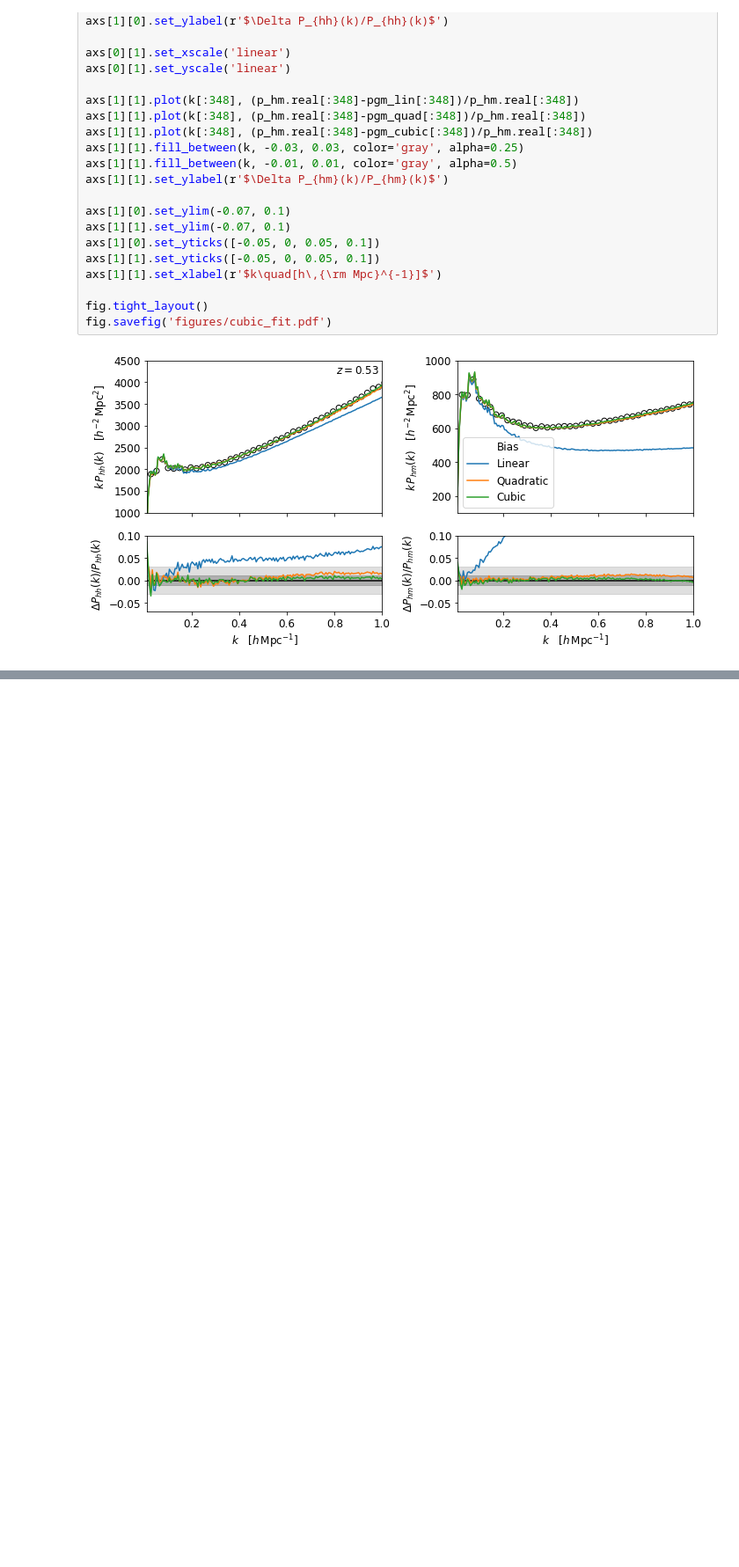
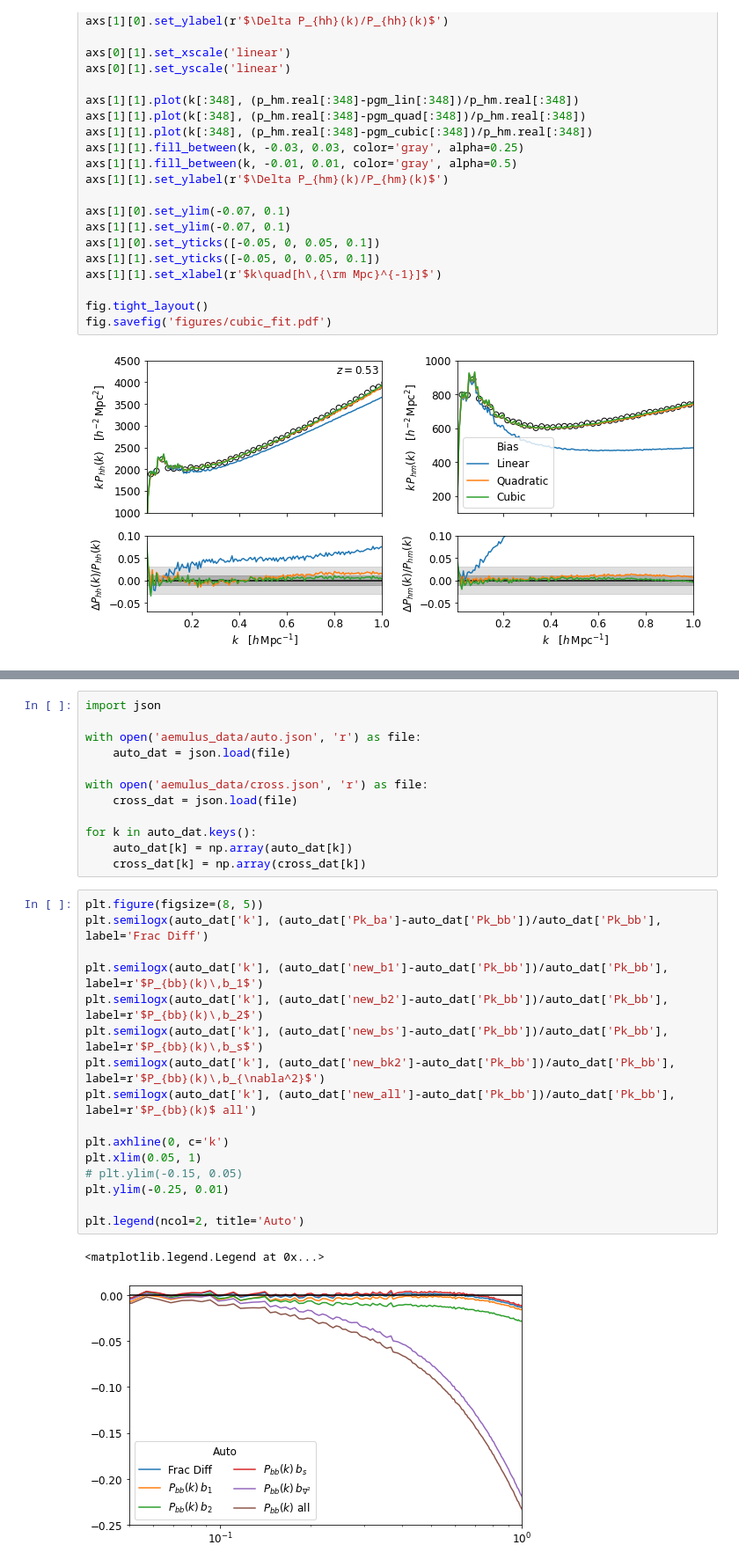
Before and after one commit to AlexaBartlett/HEFT-Simulation-Budgeting, a Jupyter notebook: linear_cubic_fits.ipynb, the cells around one changed output, grey strips where cells are left out. Shown at 88% size. Saved outputs shown, nothing was run; the diff lists cells and outputs as text; blank space fills up the shorter version.

Commit message:
Added figure(s), data files, and text exploring degeneracies between b3 and other bias parameters

```diff
--- a/linear_cubic_fits.ipynb
+++ b/linear_cubic_fits.ipynb
@@ -89,0 +93,31 @@ fig.savefig('figures/cubic_fit.pdf')
+# %%
+import json
+
+with open('aemulus_data/auto.json', 'r') as file:
+    auto_dat = json.load(file)
+
+with open('aemulus_data/cross.json', 'r') as file:
+    cross_dat = json.load(file)
+
+for k in auto_dat.keys():
+    auto_dat[k] = np.array(auto_dat[k])
+    cross_dat[k] = np.array(cross_dat[k])
+# %%
+plt.figure(figsize=(8, 5))
+plt.semilogx(auto_dat['k'], (auto_dat['Pk_ba']-auto_dat['Pk_bb'])/auto_dat['Pk_bb'], label='Frac Diff')
+
+plt.semilogx(auto_dat['k'], (auto_dat['new_b1']-auto_dat['Pk_bb'])/auto_dat['Pk_bb'], label=r'$P_{bb}(k)\,b_1$')
+plt.semilogx(auto_dat['k'], (auto_dat['new_b2']-auto_dat['Pk_bb'])/auto_dat['Pk_bb'], label=r'$P_{bb}(k)\,b_2$')
+plt.semilogx(auto_dat['k'], (auto_dat['new_bs']-auto_dat['Pk_bb'])/auto_dat['Pk_bb'], label=r'$P_{bb}(k)\,b_s$')
+plt.semilogx(auto_dat['k'], (auto_dat['new_bk2']-auto_dat['Pk_bb'])/auto_dat['Pk_bb'], label=r'$P_{bb}(k)\,b_{\nabla^2}$')
+plt.semilogx(auto_dat['k'], (auto_dat['new_all']-auto_dat['Pk_bb'])/auto_dat['Pk_bb'], label=r'$P_{bb}(k)$ all')
+
+plt.axhline(0, c='k')
+plt.xlim(0.05, 1)
+# plt.ylim(-0.15, 0.05)
+plt.ylim(-0.25, 0.01)
+
+plt.legend(ncol=2, title='Auto')
+# %% [output]
+<matplotlib.legend.Legend at 0x...>
+[figure, added]
```
Also changed, not shown: parts of 3 cells of this notebook, 2 other files.
